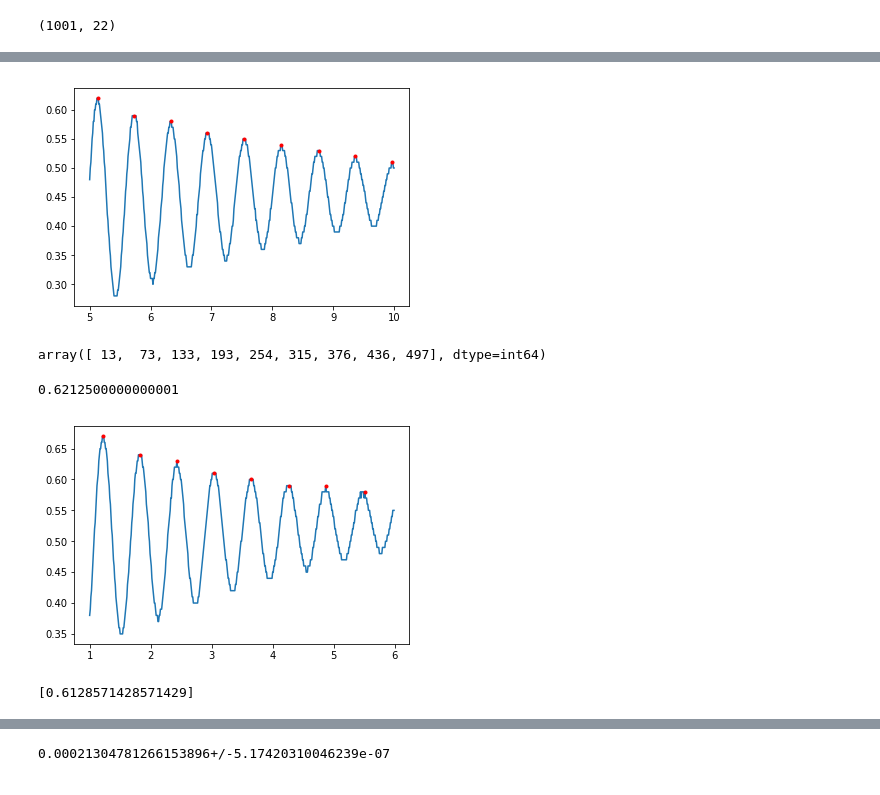
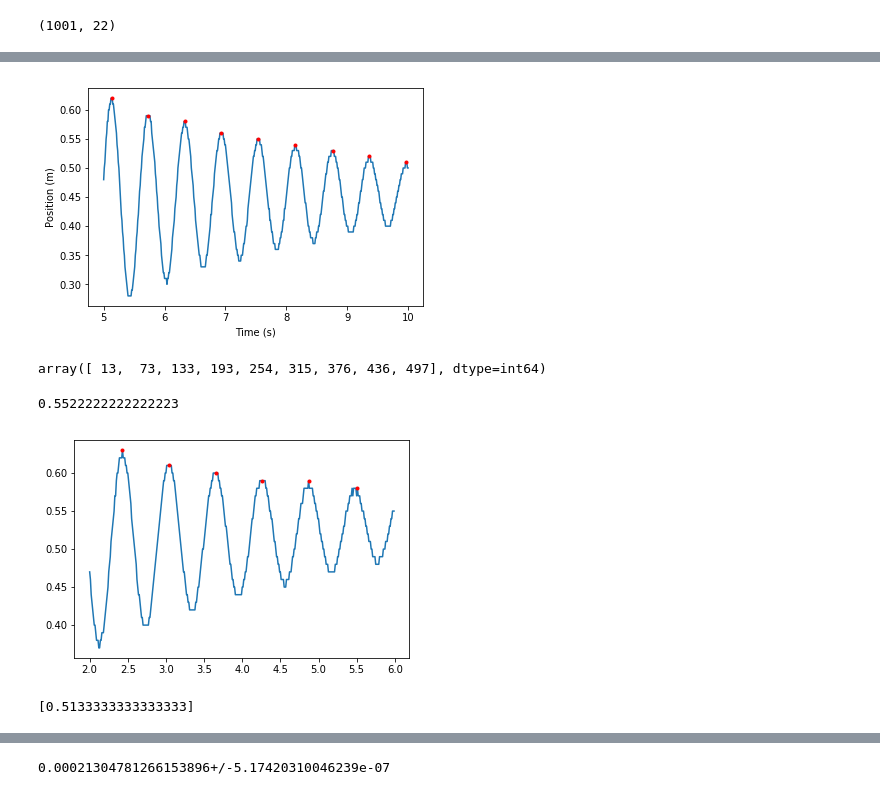
Before and after one commit to zhizhang1445/PHYS-258, a Jupyter notebook: Lab 3/Code/Lab 3 specific Heat.ipynb, the cells around one changed output, grey strips where cells are left out. Drawn from its saved outputs; the diff is of its cells as text; code cells hidden in the pictures.

```diff
--- a/Lab 3/Code/Lab 3 specific Heat.ipynb
+++ b/Lab 3/Code/Lab 3 specific Heat.ipynb
@@ -94,6 +93,7 @@ err
 # %% [output]
 0.1386030612425124
 # %%
+plt.rcParams.update({'font.size':14})
 fig = plt.figure(1)
 gridspec.GridSpec(4,4)
 
@@ -213,29 +234,31 @@ SyntaxError: invalid syntax (<ipython-input-249-132bed22ca35>, line 1)
 # %%
 i = 0
 n = 500
 time1 = osc[n:,i]
 run1 = osc[n:,i+1]
 
 peaks, _ = find_peaks(run1)
 plt.plot(time1,run1)
 plt.plot(time1[peaks],run1[peaks],'r.')
+plt.ylabel('Position (m)')
+plt.xlabel('Time (s)')
 plt.show()
 # %% [output]
-[figure, old version]
+[figure, new version]
 # %%
 peaks
 # %% [output]
 array([ 13,  73, 133, 193, 254, 315, 376, 436, 497], dtype=int64)
 # %%
 
-t= (time1[497]-time1[0])/(len(peaks)-1)
+t= (time1[497]-time1[0])/(len(peaks))
 p = np.array([t])
 t
 # %% [output]
-0.6212500000000001
+0.5522222222222223
 # %%
 i = 20
-n = 100
+n = 200
 m = 600
 time2 = osc[n:m,i]
 run2 = osc[n:m,i+1]
@@ -245,12 +268,12 @@ plt.plot(time2,run2)
 plt.plot(time2[peaks],run2[peaks],'r.')
 plt.show()
 # %% [output]
-[figure, old version]
+[figure, new version]
 # %%
-T= [(time2[peaks[-1]]-time2[peaks[0]])/(len(peaks)-1)]
+T= [(time2[peaks[-1]]-time2[peaks[0]])/(len(peaks))]
 T
 # %% [output]
-[0.6128571428571429]
+[0.5133333333333333]
 # %%
 
 p = np.concatenate((p,T))
```
Also changed, not shown: parts of 15 cells of this notebook.
